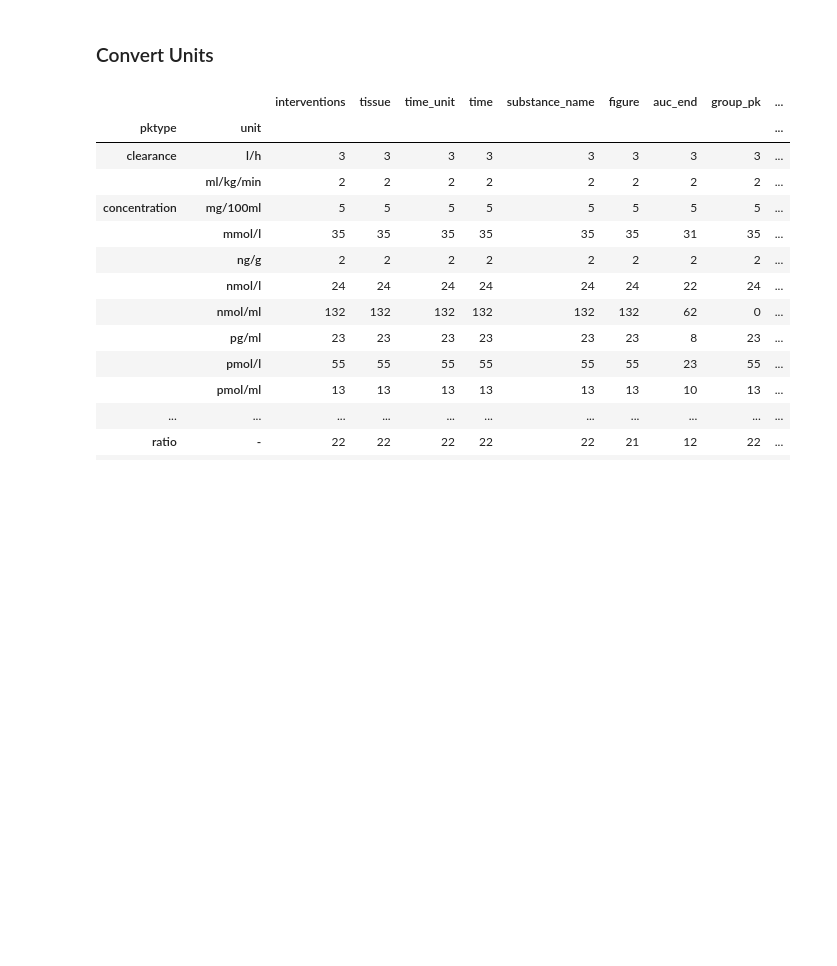
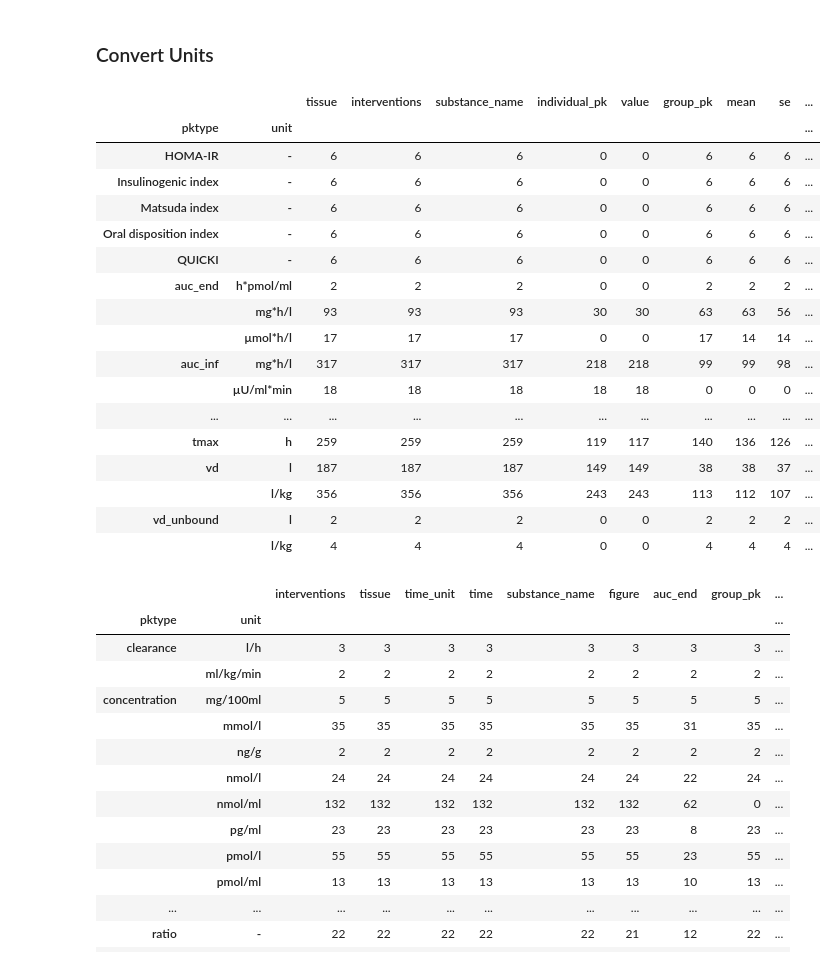
Before and after one commit to matthiaskoenig/pkdb_analysis, a Jupyter notebook: 01-Data_Prep.ipynb, the cells around one changed output. Saved outputs shown, nothing was run; the diff lists cells and outputs as text; code cells hidden in the pictures; blank space fills up the shorter version.

```diff
--- a/01-Data_Prep.ipynb
+++ b/01-Data_Prep.ipynb
@@ -61,6 +61,29 @@ saved: True
 substances were succsesfully saved to </home/janekg89/Develop/Pycharm_Projects/pkdb_analysis/data/1-preprocessed/substances.tsv>
 # %% [markdown]
 ### Convert Units
+# %%
+this_data = PkdbModel('outputs',destination='1-preprocessed')
+this_data.read()
+this_data.data.groupby(["pktype","unit"]).count()
+# %% [output]
+|  |  | tissue | interventions | substance_name | individual_pk | value | group_pk | mean | se | ... |
+| pktype | unit |  |  |  |  |  |  |  |  | ... |
+| HOMA-IR | - | 6 | 6 | 6 | 0 | 0 | 6 | 6 | 6 | ... |
+| Insulinogenic index | - | 6 | 6 | 6 | 0 | 0 | 6 | 6 | 6 | ... |
+| Matsuda index | - | 6 | 6 | 6 | 0 | 0 | 6 | 6 | 6 | ... |
+| Oral disposition index | - | 6 | 6 | 6 | 0 | 0 | 6 | 6 | 6 | ... |
+| QUICKI | - | 6 | 6 | 6 | 0 | 0 | 6 | 6 | 6 | ... |
+| auc_end | h*pmol/ml | 2 | 2 | 2 | 0 | 0 | 2 | 2 | 2 | ... |
+|  | mg*h/l | 93 | 93 | 93 | 30 | 30 | 63 | 63 | 56 | ... |
+|  | µmol*h/l | 17 | 17 | 17 | 0 | 0 | 17 | 14 | 14 | ... |
+| auc_inf | mg*h/l | 317 | 317 | 317 | 218 | 218 | 99 | 99 | 98 | ... |
+|  | µU/ml*min | 18 | 18 | 18 | 18 | 18 | 0 | 0 | 0 | ... |
+| ... | ... | ... | ... | ... | ... | ... | ... | ... | ... | ... |
+| tmax | h | 259 | 259 | 259 | 119 | 117 | 140 | 136 | 126 | ... |
+| vd | l | 187 | 187 | 187 | 149 | 149 | 38 | 38 | 37 | ... |
+|  | l/kg | 356 | 356 | 356 | 243 | 243 | 113 | 112 | 107 | ... |
+| vd_unbound | l | 2 | 2 | 2 | 0 | 0 | 2 | 2 | 2 | ... |
+|  | l/kg | 4 | 4 | 4 | 0 | 0 | 4 | 4 | 4 | ... |
 # %%
 this_data = PkdbModel('timecourses',destination='1-preprocessed')
 this_data.read()
```
Also changed, not shown: 1 other file.
